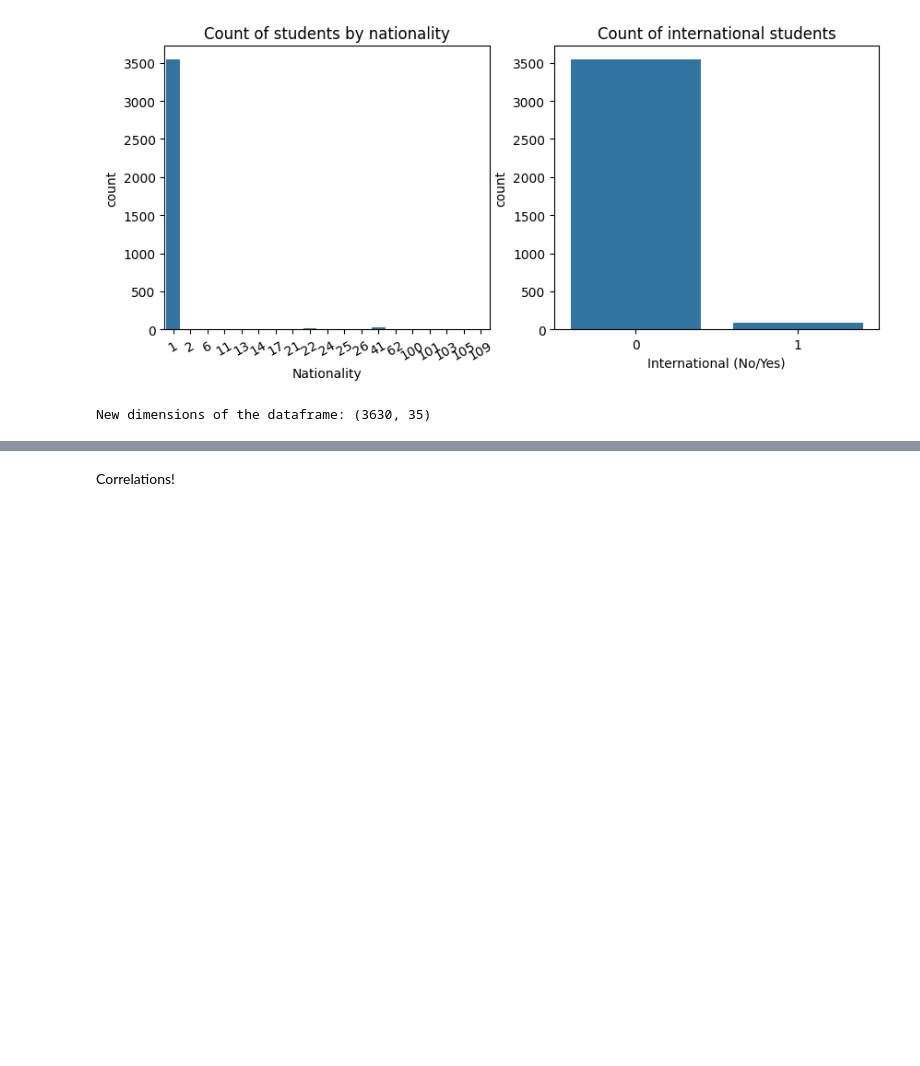
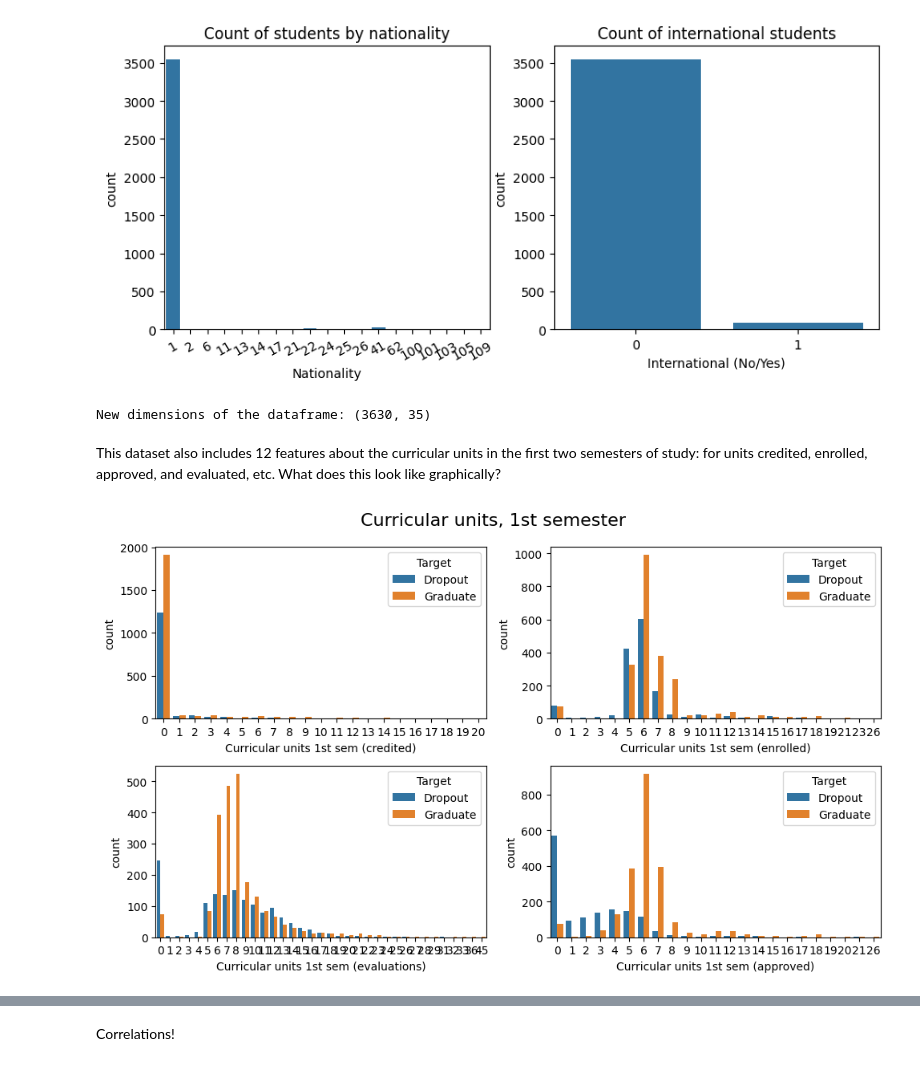
Before and after one commit to hiamoreena/DAT-401-Project-2, a Jupyter notebook: academic_success_dataset_json.ipynb, the cells around one changed output, grey strips where cells are left out. Drawn from its saved outputs; the diff is of its cells as text; code cells hidden in the pictures; blank space fills up the shorter version.

```diff
--- a/academic_success_dataset_json.ipynb
+++ b/academic_success_dataset_json.ipynb
@@ -127,6 +124,31 @@ df = df.drop(columns = ["Nacionality", "International"])
 print("New dimensions of the dataframe:",df.shape)
 # %% [output]
 New dimensions of the dataframe: (3630, 35)
+# %% [markdown]
+This dataset also includes 12 features about the curricular units in the first two semesters of study: for units credited, enrolled, approved, and evaluated, etc. What does this look like graphically?
 # %%
-## plot outliers, maybe not nacionality though because linked to gdp and other variables?
-## Note to Z: honestly I'm so over plots maybe I just run code to remove rows with any crazy outliers. Thoughts?
+# what are the curricular units like? for 1st semester
+fig, ax = plt.subplots(2, 2, figsize=(10, 6))
+fig.suptitle("Curricular units, 1st semester", fontsize=16)
+sns.countplot(data = df,
+              x = "Curricular units 1st sem (credited)",
+              hue = "Target",
+              ax = ax[0,0])
+sns.countplot(data = df,
+              x = "Curricular units 1st sem (enrolled)",
+              hue = "Target",
+              ax = ax[0,1])
+
+sns.countplot(data = df,
+              x = "Curricular units 1st sem (evaluations)",
+              hue = "Target",
+              ax =ax[1,0])
+
+sns.countplot(data = df,
+              x = "Curricular units 1st sem (approved)",
+              hue = "Target",
+              ax = ax[1,1])
+plt.tight_layout()
+plt.show()
+# %% [output]
+[figure, added]
```
Also changed, not shown: parts of 16 cells of this notebook.
